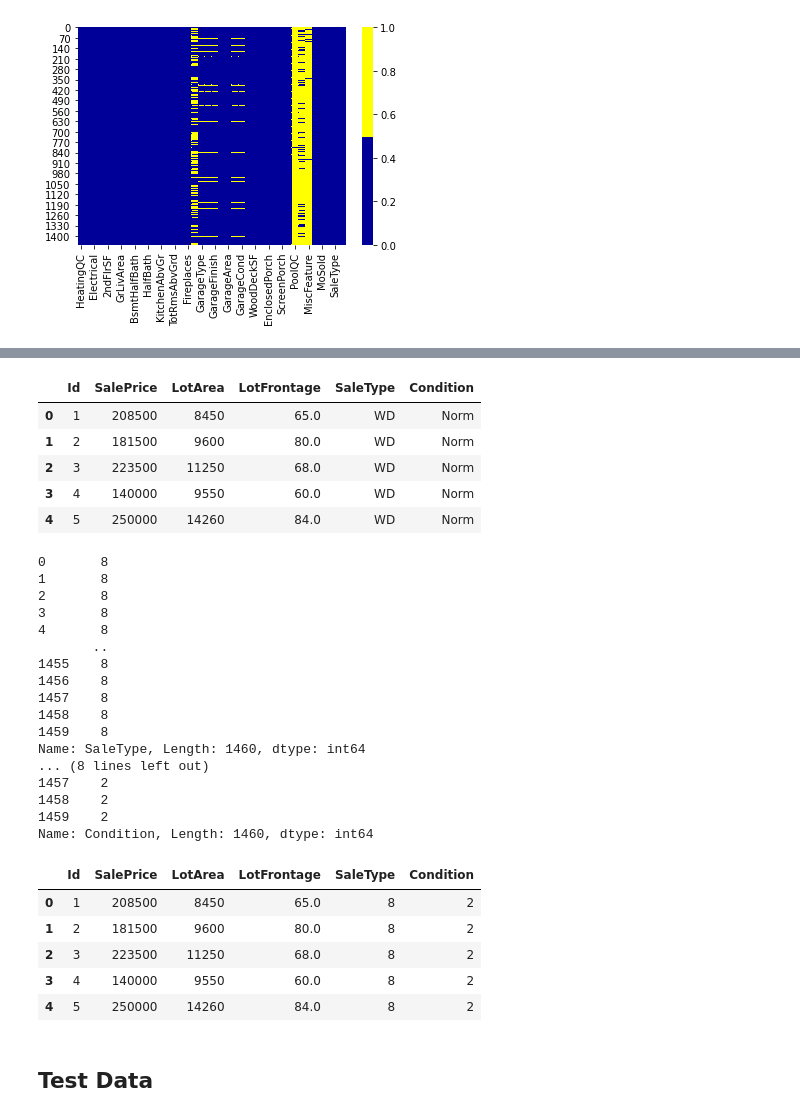
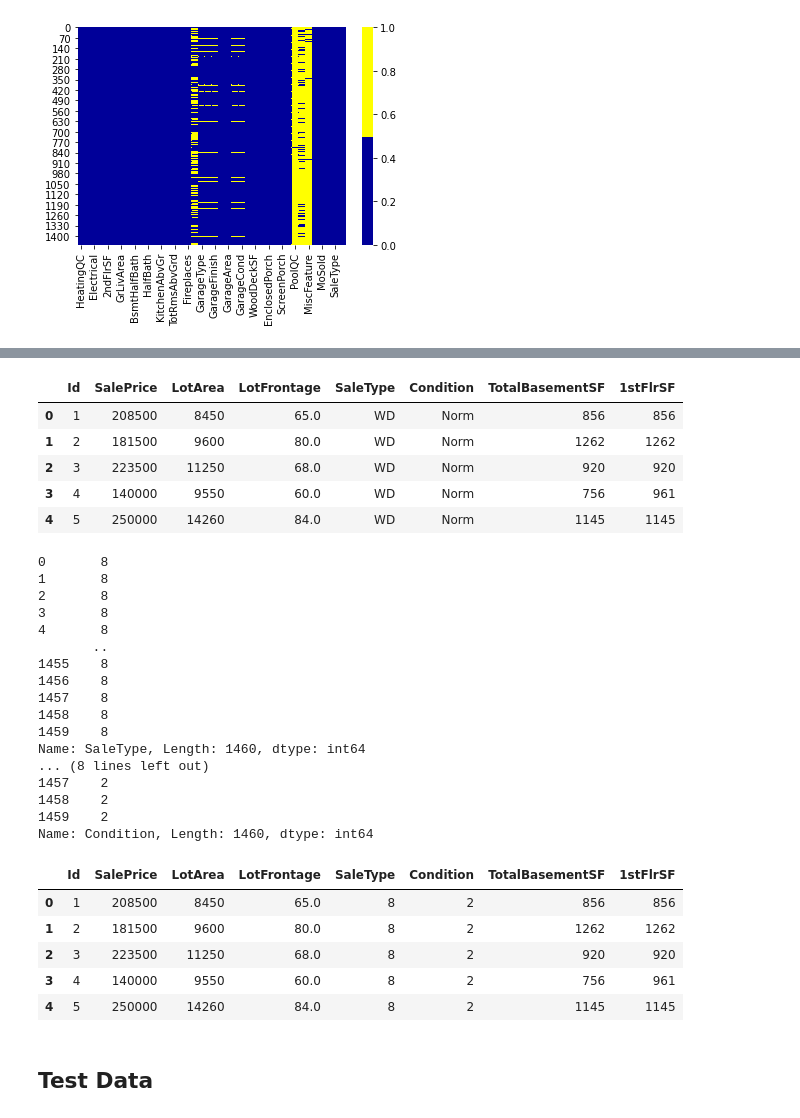
Before and after one commit to jtvkw2/House-Price-Analysis, a Jupyter notebook: House Prices Analysis.ipynb, the cells around one changed output, grey strips where cells are left out. Cells and saved outputs as stored; diff of their text form; code cells hidden in the pictures.

```diff
--- a/House Prices Analysis.ipynb
+++ b/House Prices Analysis.ipynb
@@ -107,15 +114,15 @@ sns.heatmap(train_data[cols].isnull(), cmap=sns.color_palette(colours))
 # %%
-data = [train_data['Id'],train_data['SalePrice'], train_data['LotArea'], train_data['LotFrontage'],train_data['SaleType'],train_data['Condition2']]
-headers = ["Id","SalePrice","LotArea","LotFrontage","SaleType","Condition"]
+data = [train_data['Id'],train_data['SalePrice'], train_data['LotArea'], train_data['LotFrontage'],train_data['SaleType'],train_data['Condition2'], train_data['TotalBsmtSF'], train_data['1stFlrSF']]
+headers = ["Id","SalePrice","LotArea","LotFrontage","SaleType","Condition", "TotalBasementSF","1stFlrSF"]
 train = pd.concat(data, axis=1, keys=headers)
 train.head()
 # %% [output]
-|  | Id | SalePrice | LotArea | LotFrontage | SaleType | Condition |
-| 0 | 1 | 208500 | 8450 | 65.0 | WD | Norm |
-| 1 | 2 | 181500 | 9600 | 80.0 | WD | Norm |
-| 2 | 3 | 223500 | 11250 | 68.0 | WD | Norm |
-| 3 | 4 | 140000 | 9550 | 60.0 | WD | Norm |
-| 4 | 5 | 250000 | 14260 | 84.0 | WD | Norm |
+|  | Id | SalePrice | LotArea | LotFrontage | SaleType | Condition | TotalBasementSF | 1stFlrSF |
+| 0 | 1 | 208500 | 8450 | 65.0 | WD | Norm | 856 | 856 |
+| 1 | 2 | 181500 | 9600 | 80.0 | WD | Norm | 1262 | 1262 |
+| 2 | 3 | 223500 | 11250 | 68.0 | WD | Norm | 920 | 920 |
+| 3 | 4 | 140000 | 9550 | 60.0 | WD | Norm | 756 | 961 |
+| 4 | 5 | 250000 | 14260 | 84.0 | WD | Norm | 1145 | 1145 |
 # %%
 train = dummyEncode(train)
 train.head()
@@ -137,12 +144,12 @@ Name: SaleType, Length: 1460, dtype: int64
 1458    2
 1459    2
 Name: Condition, Length: 1460, dtype: int64
-|  | Id | SalePrice | LotArea | LotFrontage | SaleType | Condition |
-| 0 | 1 | 208500 | 8450 | 65.0 | 8 | 2 |
-| 1 | 2 | 181500 | 9600 | 80.0 | 8 | 2 |
-| 2 | 3 | 223500 | 11250 | 68.0 | 8 | 2 |
-| 3 | 4 | 140000 | 9550 | 60.0 | 8 | 2 |
-| 4 | 5 | 250000 | 14260 | 84.0 | 8 | 2 |
+|  | Id | SalePrice | LotArea | LotFrontage | SaleType | Condition | TotalBasementSF | 1stFlrSF |
+| 0 | 1 | 208500 | 8450 | 65.0 | 8 | 2 | 856 | 856 |
+| 1 | 2 | 181500 | 9600 | 80.0 | 8 | 2 | 1262 | 1262 |
+| 2 | 3 | 223500 | 11250 | 68.0 | 8 | 2 | 920 | 920 |
+| 3 | 4 | 140000 | 9550 | 60.0 | 8 | 2 | 756 | 961 |
+| 4 | 5 | 250000 | 14260 | 84.0 | 8 | 2 | 1145 | 1145 |
 # %% [markdown]
 <a id = "test"></a>
 ## Test Data
```
Also changed, not shown: parts of 12 cells of this notebook.
